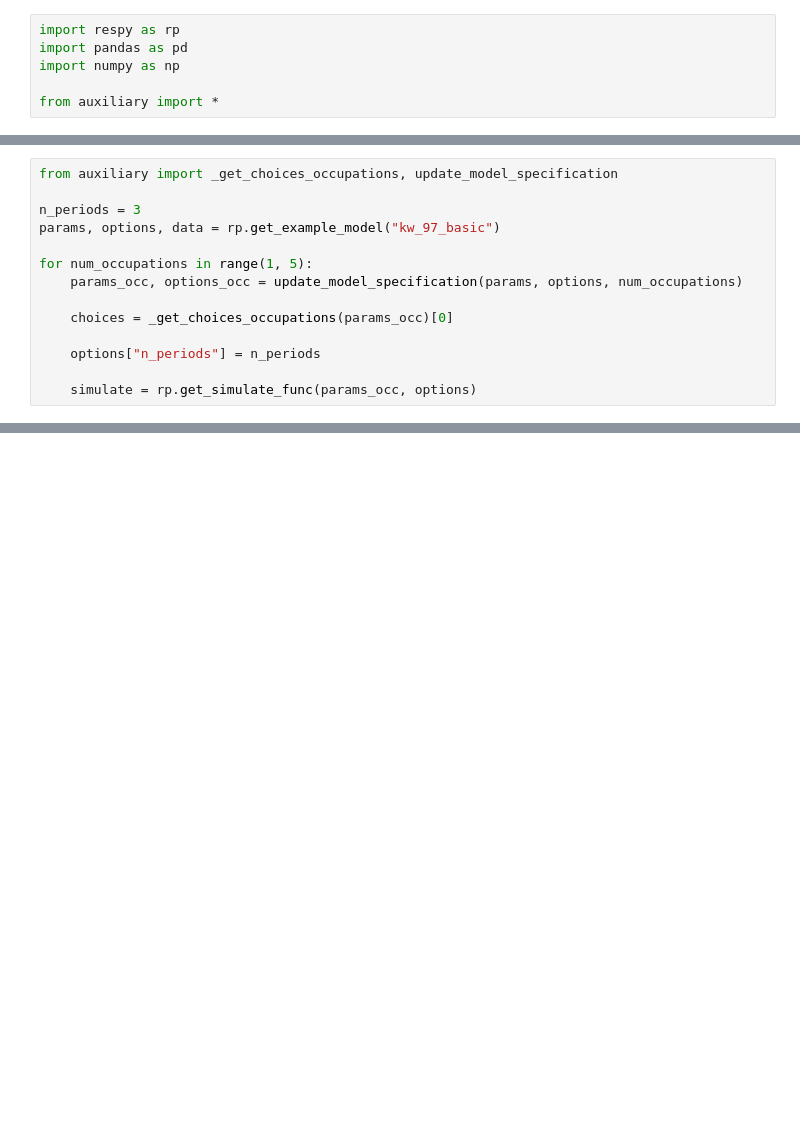
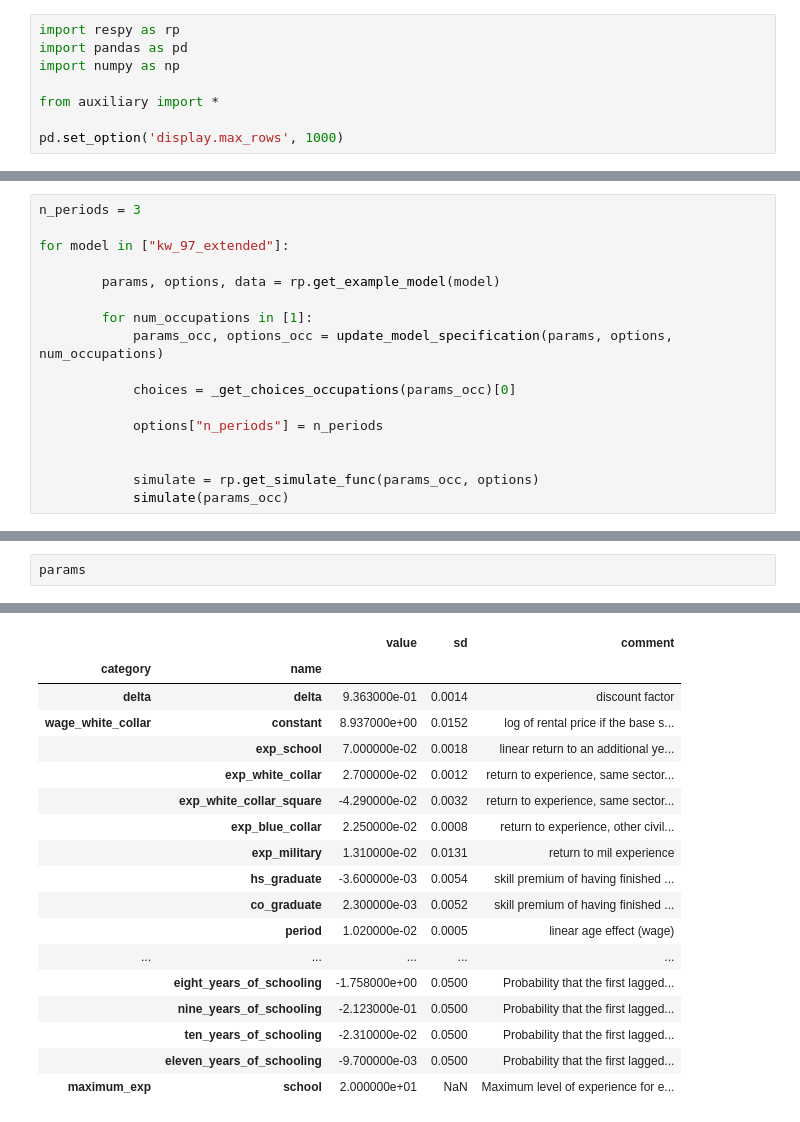
Before and after one commit to peisenha/dev-respy, a Jupyter notebook: sandbox.ipynb, the cells around one changed output, grey strips where cells are left out. Cells and saved outputs as stored; diff of their text form; blank space fills up the shorter version.

Commit message:
working now, but need to stwitch to adding occupations logic

```diff
--- a/sandbox.ipynb
+++ b/sandbox.ipynb
@@ -4,3 +4,5 @@ import pandas as pd
 import numpy as np
 
 from auxiliary import *
+
+pd.set_option('display.max_rows', 1000)
@@ -28,15 +9,18 @@ params_occ
 # %%
-from auxiliary import _get_choices_occupations, update_model_specification
+n_periods = 3
 
-n_periods = 3
-params, options, data = rp.get_example_model("kw_97_basic")
+for model in ["kw_97_extended"]:
 
-for num_occupations in range(1, 5):
-    params_occ, options_occ = update_model_specification(params, options, num_occupations)
+        params, options, data = rp.get_example_model(model)
 
-    choices = _get_choices_occupations(params_occ)[0]
+        for num_occupations in [1]:
+            params_occ, options_occ = update_model_specification(params, options, num_occupations)
 
-    options["n_periods"] = n_periods
+            choices = _get_choices_occupations(params_occ)[0]
 
-    simulate = rp.get_simulate_func(params_occ, options)
+            options["n_periods"] = n_periods
+
+
+            simulate = rp.get_simulate_func(params_occ, options)
+            simulate(params_occ)
 # %% [output]
@@ -43,0 +48,3 @@ KeyError: 'Standard deviations of measurement error have to be provided for all
+# %%
+params
+# %% [output]
@@ -43,0 +70,18 @@ KeyError: 'Standard deviations of measurement error have to be provided for all
+|  |  | value | sd | comment |
+| category | name |  |  |  |
+| delta | delta | 9.363000e-01 | 0.0014 | discount factor |
+| wage_white_collar | constant | 8.937000e+00 | 0.0152 | log of rental price if the base s... |
+|  | exp_school | 7.000000e-02 | 0.0018 | linear return to an additional ye... |
+|  | exp_white_collar | 2.700000e-02 | 0.0012 | return to experience, same sector... |
+|  | exp_white_collar_square | -4.290000e-02 | 0.0032 | return to experience, same sector... |
+|  | exp_blue_collar | 2.250000e-02 | 0.0008 | return to experience, other civil... |
+|  | exp_military | 1.310000e-02 | 0.0131 | return to mil experience |
+|  | hs_graduate | -3.600000e-03 | 0.0054 | skill premium of having finished ... |
+|  | co_graduate | 2.300000e-03 | 0.0052 | skill premium of having finished ... |
+|  | period | 1.020000e-02 | 0.0005 | linear age effect (wage) |
+| ... | ... | ... | ... | ... |
+|  | eight_years_of_schooling | -1.758000e+00 | 0.0500 | Probability that the first lagged... |
+|  | nine_years_of_schooling | -2.123000e-01 | 0.0500 | Probability that the first lagged... |
+|  | ten_years_of_schooling | -2.310000e-02 | 0.0500 | Probability that the first lagged... |
+|  | eleven_years_of_schooling | -9.700000e-03 | 0.0500 | Probability that the first lagged... |
+| maximum_exp | school | 2.000000e+01 | NaN | Maximum level of experience for e... |
```
Also changed, not shown: parts of 4 cells of this notebook, 2 other files.
